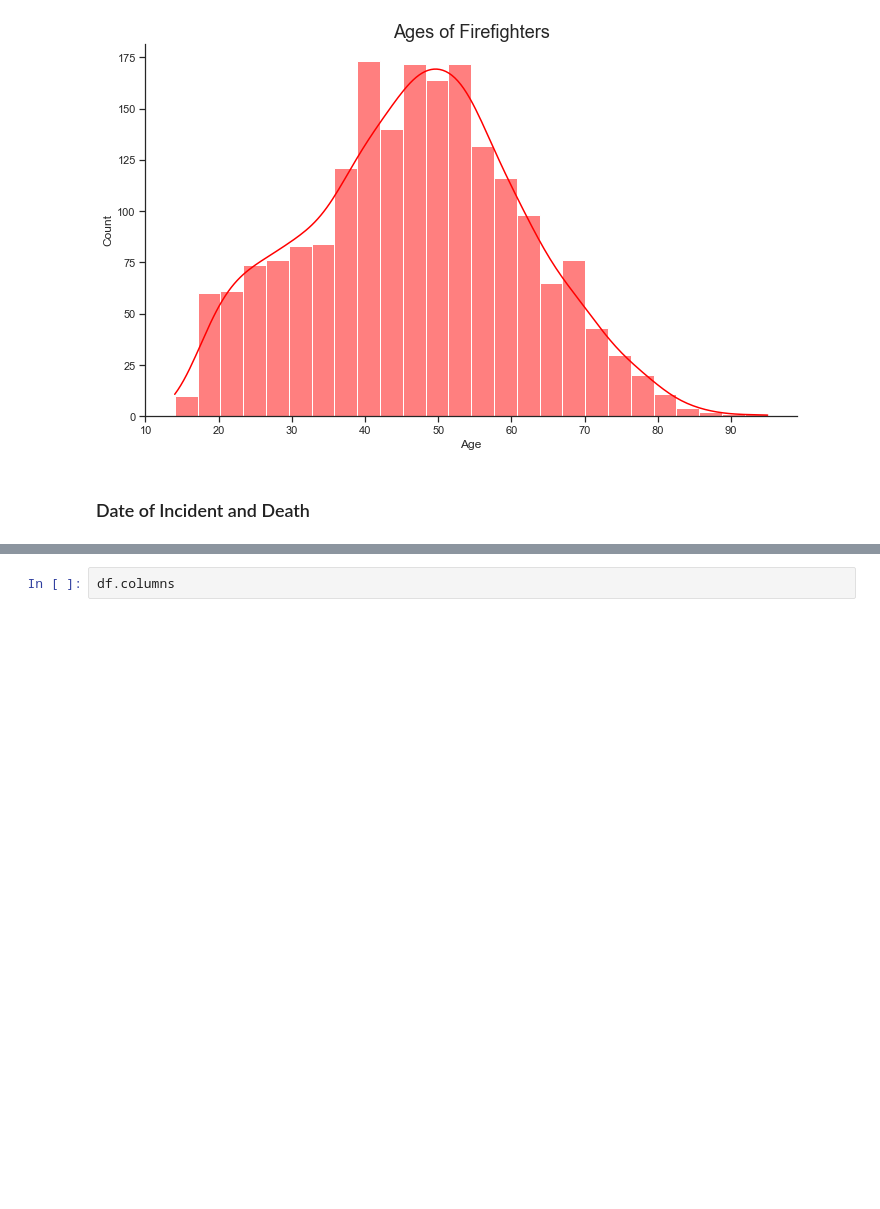
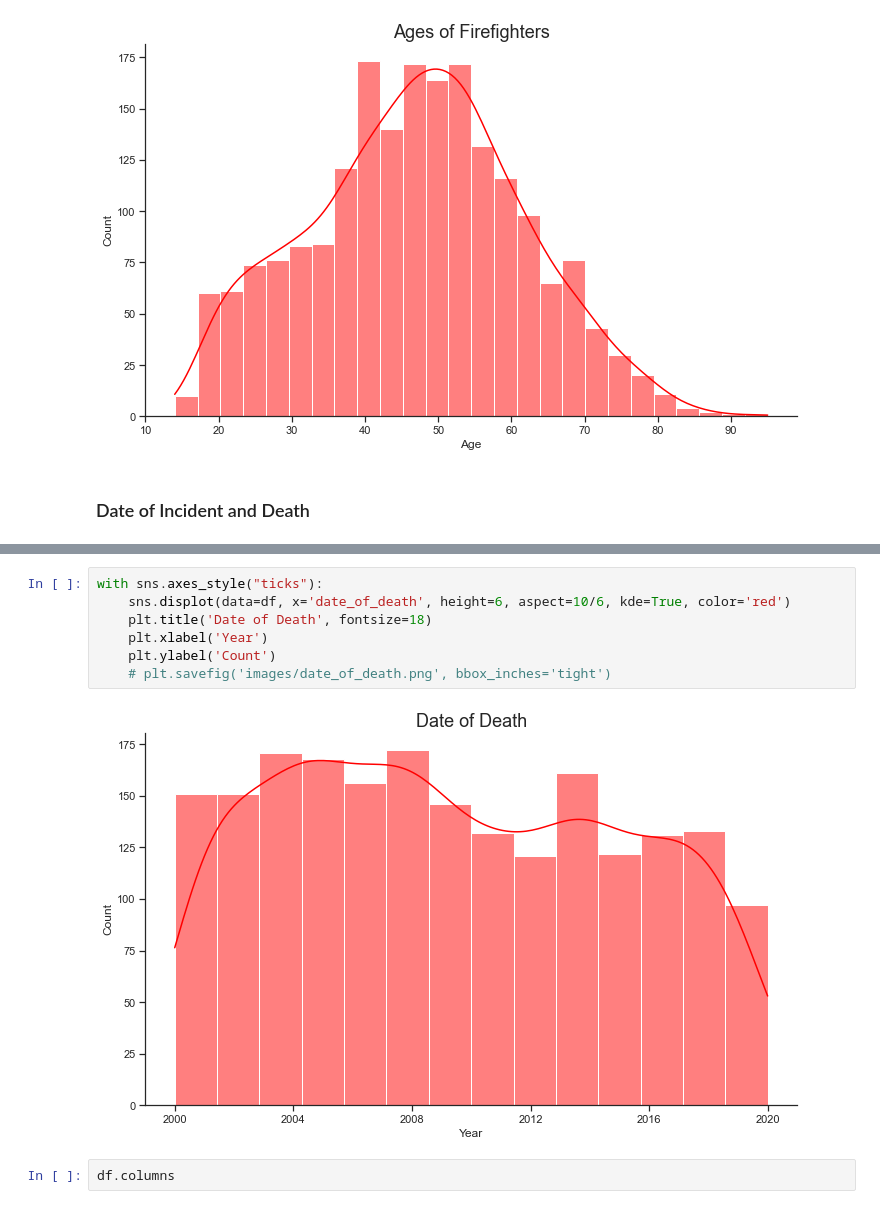
Before and after one commit to abcjamesjordan/firefigher_fatalities, a Jupyter notebook: ff_analysis.ipynb, the cells around one changed output, grey strips where cells are left out. Saved outputs shown, nothing was run; the diff lists cells and outputs as text; blank space fills up the shorter version.

```diff
--- a/ff_analysis.ipynb
+++ b/ff_analysis.ipynb
@@ -478,3 +507,12 @@ with sns.axes_style("ticks"):
+# %%
+with sns.axes_style("ticks"):
+    sns.displot(data=df, x='date_of_death', height=6, aspect=10/6, kde=True, color='red')
+    plt.title('Date of Death', fontsize=18)
+    plt.xlabel('Year')
+    plt.ylabel('Count')
+    # plt.savefig('images/date_of_death.png', bbox_inches='tight')
+# %% [output]
+[figure, added]
 # %%
 df.columns
 # %% [output]
```
Also changed, not shown: parts of 17 cells of this notebook, 25 other files.
